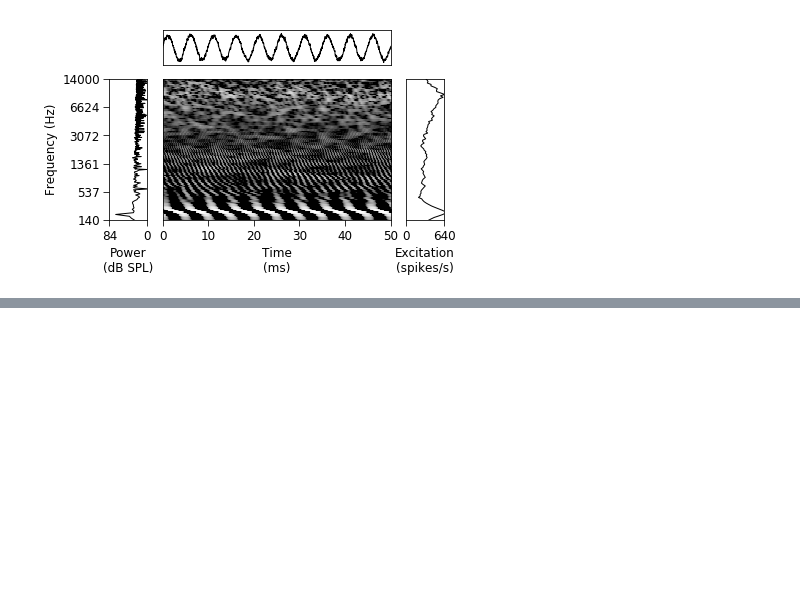
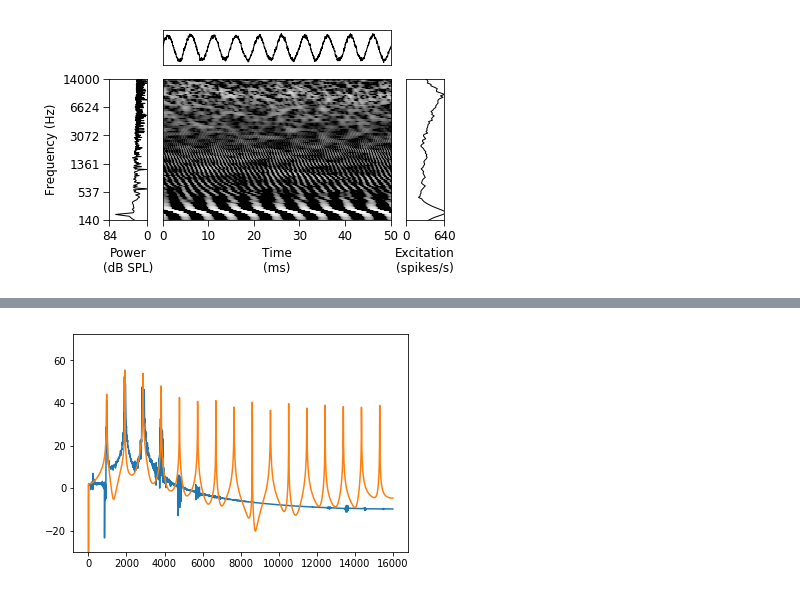
Before and after one commit to msaddler/pitchnet, a Jupyter notebook: assets_datasets/notebook_scratch_datasets.ipynb, the cells around one changed output, grey strips where cells are left out. Cells and saved outputs as stored; diff of their text form; code cells hidden in the pictures; blank space fills up the shorter version.

```diff
--- a/assets_datasets/notebook_scratch_datasets.ipynb
+++ b/assets_datasets/notebook_scratch_datasets.ipynb
@@ -2448,0 +2520,24 @@ x_unique, x_counts = np.unique(x, return_counts=True)
+# %%
+t = np.arange(0, len(y)) / sr
+spectrally_matched_noise = np.random.randn(*y.shape)
+spectrally_matched_noise = np.zeros_like(spectrally_matched_noise)
+for f in np.arange(f0, sr/2, f0):
+    spectrally_matched_noise += np.sin(2*np.pi*f*t)
+spectrally_matched_noise = np.fft.rfft(spectrally_matched_noise) #/ len(spectrally_matched_noise)
+spectrally_matched_noise = spectrally_matched_noise * np.exp(spectral_envelope)
+spectrally_matched_noise = np.real(np.fft.irfft(spectrally_matched_noise))
+spectrally_matched_noise = util_stimuli.set_dBSPL(spectrally_matched_noise, 60.0)
+
+
+plt.figure()
+fxx, pxx = util_stimuli.power_spectrum(y, sr)
+plt.plot(fxx, pxx)
+fxx, pxx = util_stimuli.power_spectrum(spectrally_matched_noise, sr)
+plt.plot(fxx, pxx)
+plt.ylim([-30, None])
+plt.show()
+
+ipd.display(ipd.Audio(y, rate=sr))
+ipd.display(ipd.Audio(spectrally_matched_noise, rate=sr))
+# %% [output]
+[figure, added]
```
Also changed, not shown: parts of 5 cells of this notebook.
